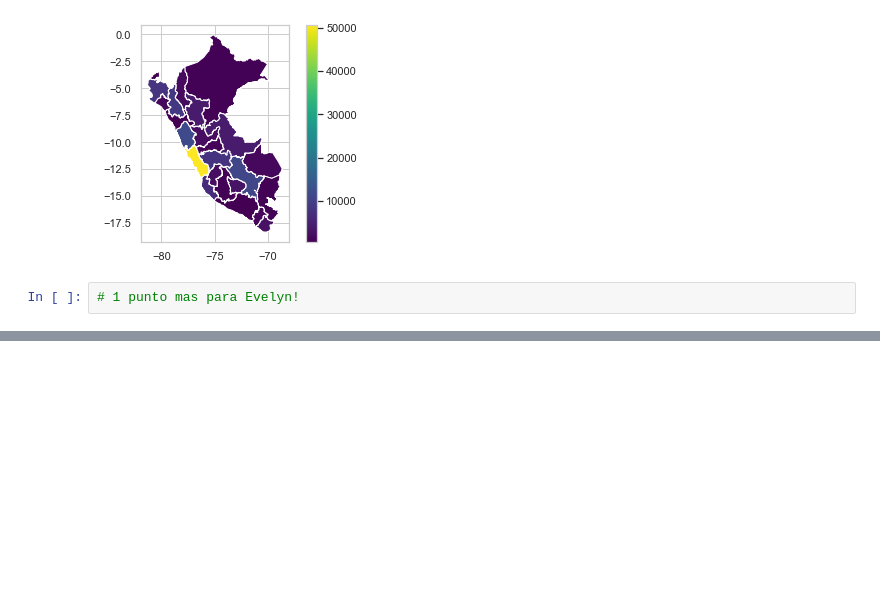
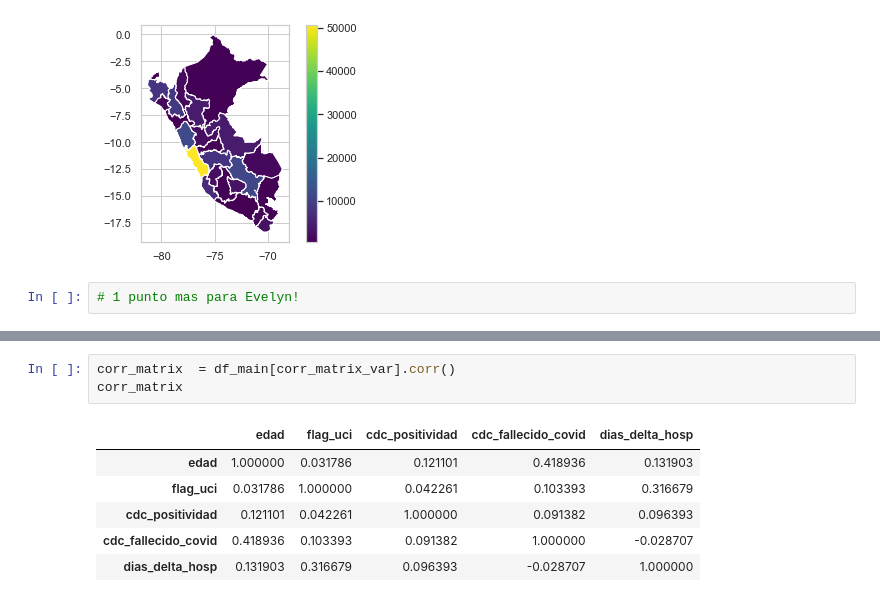
Before and after one commit to Claudio9701/pythonAnalyticsBootcamp, a Jupyter notebook: src/eda.ipynb, the cells around one changed output, grey strips where cells are left out. Saved outputs shown, nothing was run; the diff lists cells and outputs as text; blank space fills up the shorter version.

```diff
--- a/src/eda.ipynb
+++ b/src/eda.ipynb
@@ -215,0 +257,10 @@ gdf_conteo_x_dept.plot("dep_domicilio", colormap='viridis',
+# %%
+corr_matrix  = df_main[corr_matrix_var].corr()
+corr_matrix
+# %% [output]
+|  | edad | flag_uci | cdc_positividad | cdc_fallecido_covid | dias_delta_hosp |
+| edad | 1.000000 | 0.031786 | 0.121101 | 0.418936 | 0.131903 |
+| flag_uci | 0.031786 | 1.000000 | 0.042261 | 0.103393 | 0.316679 |
+| cdc_positividad | 0.121101 | 0.042261 | 1.000000 | 0.091382 | 0.096393 |
+| cdc_fallecido_covid | 0.418936 | 0.103393 | 0.091382 | 1.000000 | -0.028707 |
+| dias_delta_hosp | 0.131903 | 0.316679 | 0.096393 | -0.028707 | 1.000000 |
```
Also changed, not shown: parts of 20 cells of this notebook.
